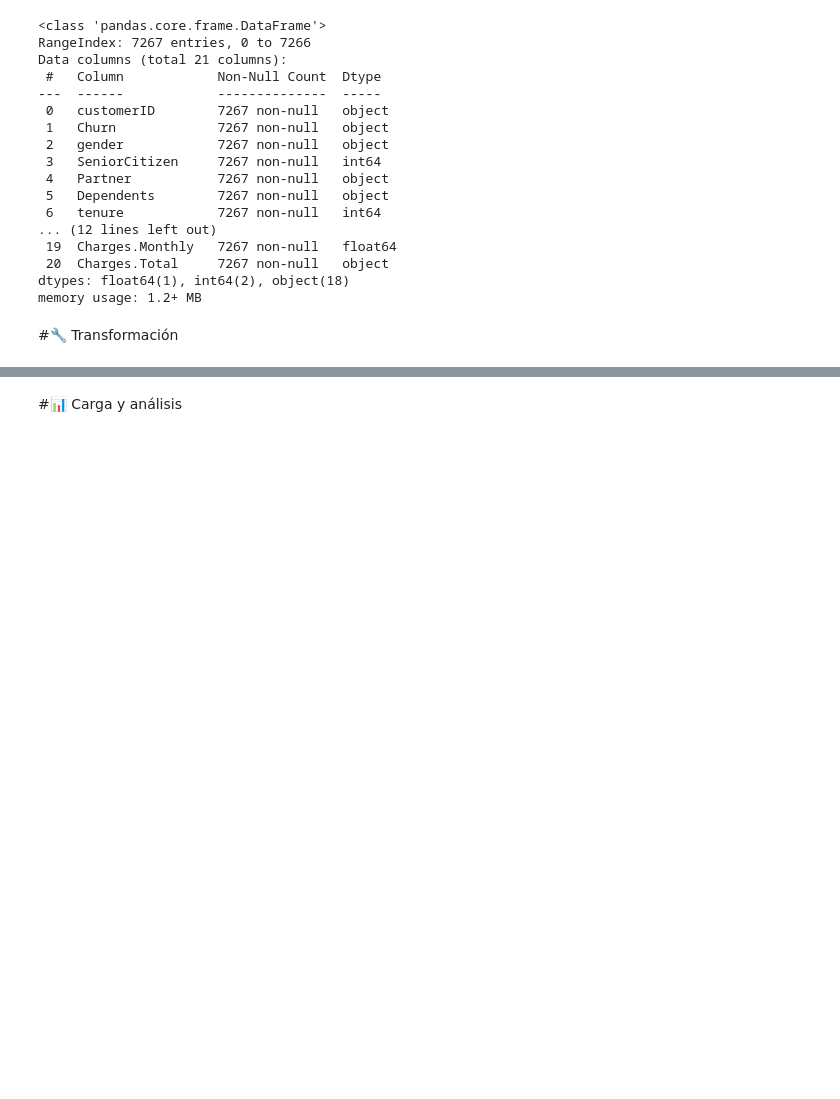
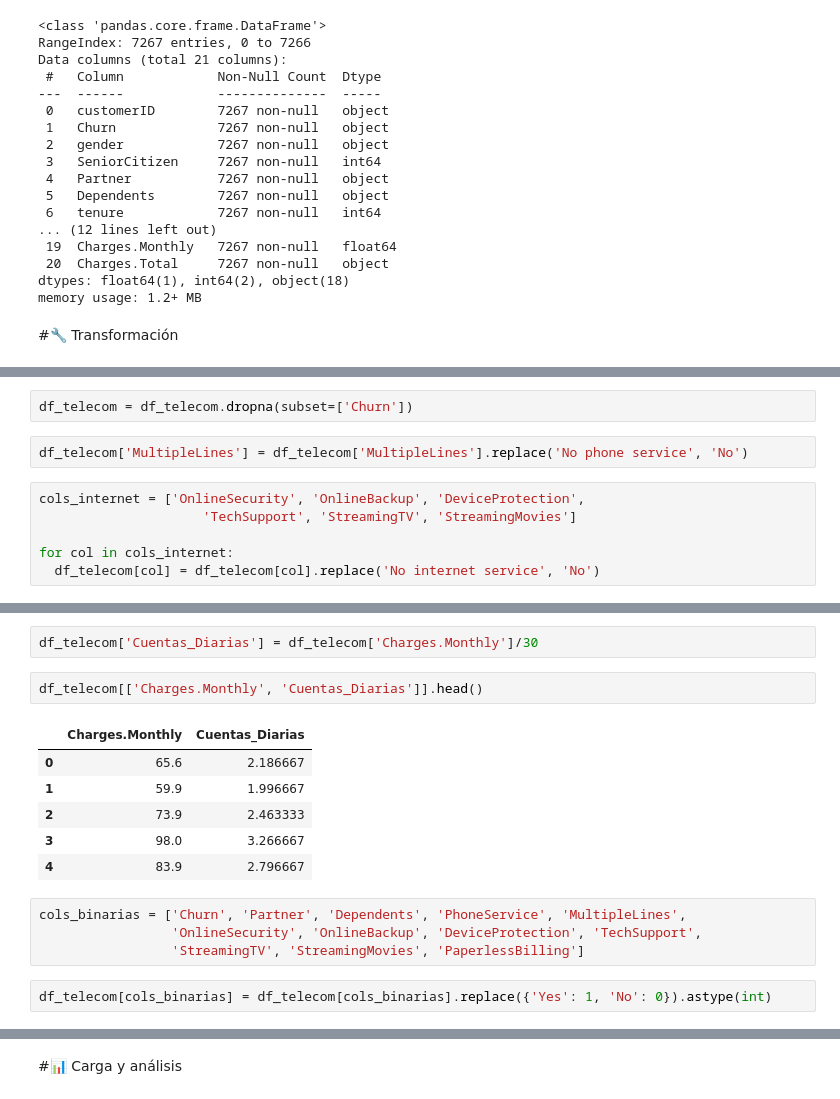
Before and after one commit to RaulMirabal28/challenge2-data-science-LATAM, a Jupyter notebook: TelecomX_LATAM.ipynb, the cells around one changed output, grey strips where cells are left out. Drawn from its saved outputs; the diff is of its cells as text; blank space fills up the shorter version.

```diff
--- a/TelecomX_LATAM.ipynb
+++ b/TelecomX_LATAM.ipynb
@@ -79,0 +139,10 @@ memory usage: 1.2+ MB
+# %%
+df_telecom = df_telecom.dropna(subset=['Churn'])
+# %%
+df_telecom['MultipleLines'] = df_telecom['MultipleLines'].replace('No phone service', 'No')
+# %%
+cols_internet = ['OnlineSecurity', 'OnlineBackup', 'DeviceProtection',
+                     'TechSupport', 'StreamingTV', 'StreamingMovies']
+
+for col in cols_internet:
+  df_telecom[col] = df_telecom[col].replace('No internet service', 'No')
@@ -79,0 +174,17 @@ memory usage: 1.2+ MB
+# %%
+df_telecom['Cuentas_Diarias'] = df_telecom['Charges.Monthly']/30
+# %%
+df_telecom[['Charges.Monthly', 'Cuentas_Diarias']].head()
+# %% [output]
+|  | Charges.Monthly | Cuentas_Diarias |
+| 0 | 65.6 | 2.186667 |
+| 1 | 59.9 | 1.996667 |
+| 2 | 73.9 | 2.463333 |
+| 3 | 98.0 | 3.266667 |
+| 4 | 83.9 | 2.796667 |
+# %%
+cols_binarias = ['Churn', 'Partner', 'Dependents', 'PhoneService', 'MultipleLines',
+                 'OnlineSecurity', 'OnlineBackup', 'DeviceProtection', 'TechSupport',
+                 'StreamingTV', 'StreamingMovies', 'PaperlessBilling']
+# %%
+df_telecom[cols_binarias] = df_telecom[cols_binarias].replace({'Yes': 1, 'No': 0}).astype(int)
```
Also changed, not shown: parts of 16 cells of this notebook.
